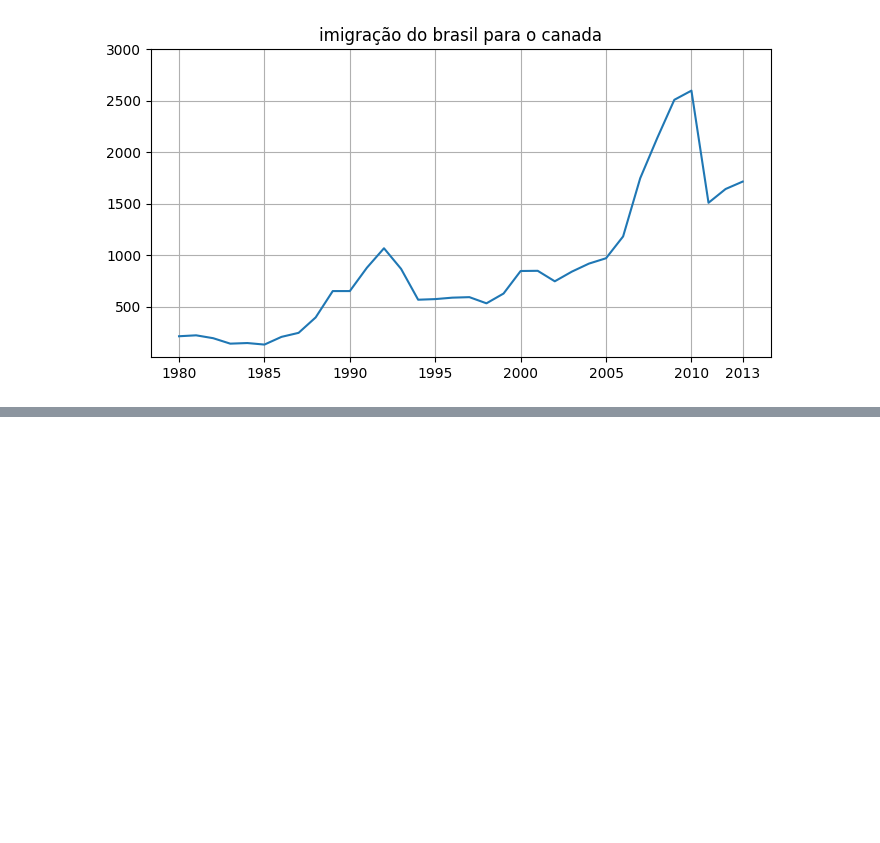
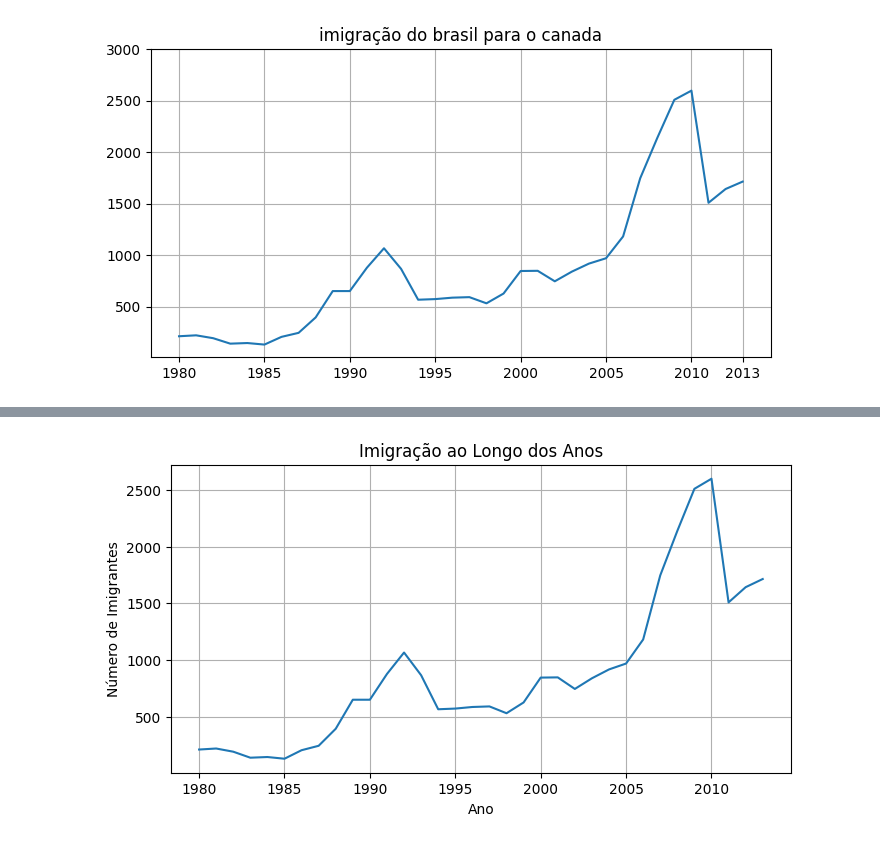
Before and after one commit to victorhphugo/aula1, a Jupyter notebook: aula1.ipynb, the cells around one changed output, grey strips where cells are left out. Saved outputs shown, nothing was run; the diff lists cells and outputs as text; code cells hidden in the pictures; blank space fills up the shorter version.

```diff
--- a/aula1.ipynb
+++ b/aula1.ipynb
@@ -316,0 +310,18 @@ git config --global user.email "victor_hugomengo@hotmail.com"
+# %%
+import matplotlib.pyplot as plt
+from matplotlib.ticker import MultipleLocator
+
+# Supondo que df_brasil seja um DataFrame do pandas com colunas 'ano' e 'imigrantes'
+fig,ax = plt.subplots(figsize=(8, 4))
+ax.plot(df_brasil["ano"], df_brasil['imigrantes'])
+
+# Define o localizador para os ticks principais do eixo x a cada 5 unidades
+ax.xaxis.set_major_locator(MultipleLocator(5))
+
+plt.xlabel('Ano')
+plt.ylabel('Número de Imigrantes')
+plt.title('Imigração ao Longo dos Anos')
+plt.grid(True)
+plt.show()
+# %% [output]
+[figure, added]
```
Also changed, not shown: parts of 11 cells of this notebook, 1 other file.
